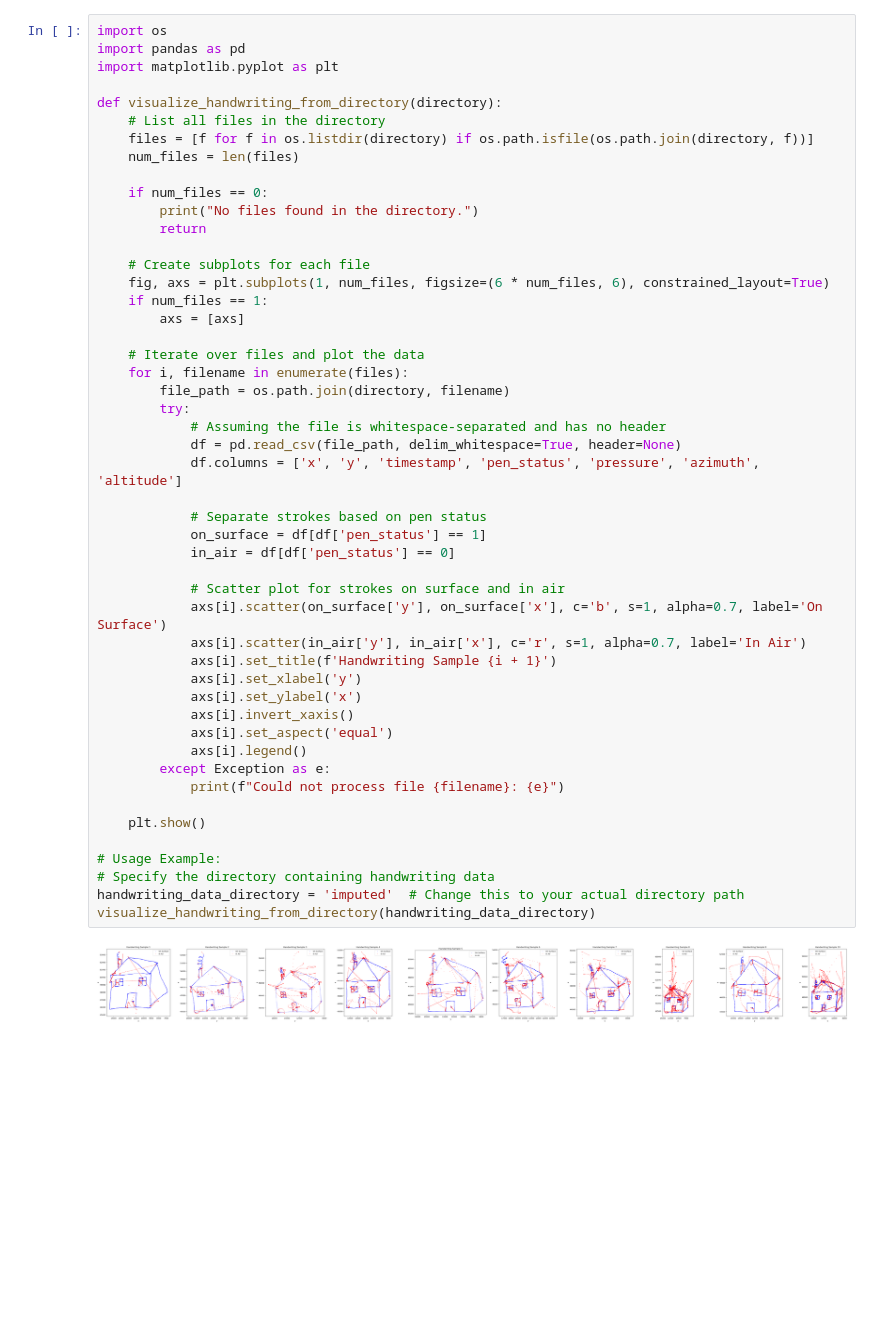
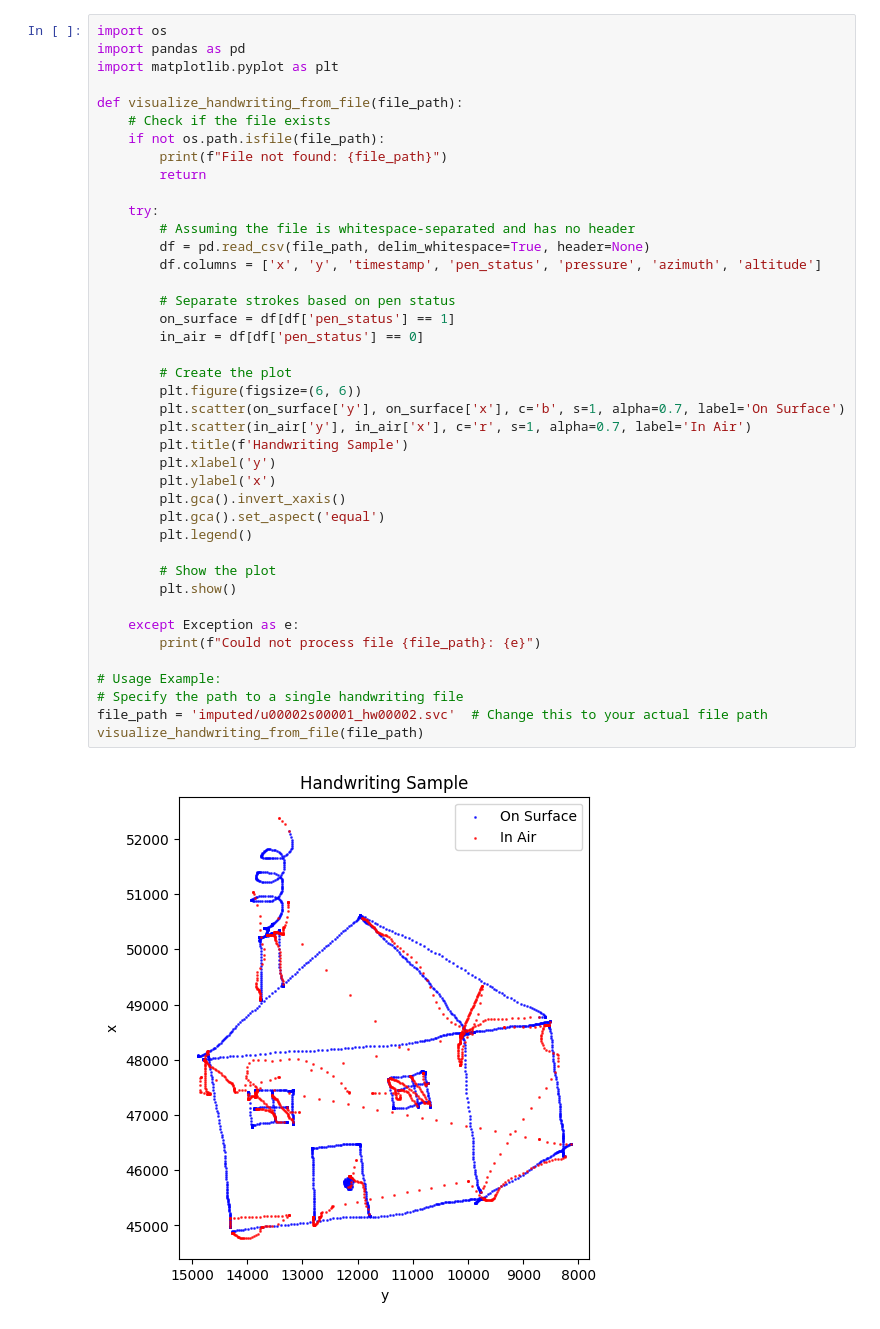
Before and after one commit to jaypeepeep/SC-Beta-VAE-GAN, a Jupyter notebook: model/visualize_handwriting.ipynb, the cells around one changed output. Cells and saved outputs as stored; diff of their text form; blank space fills up the shorter version.

Commit message:
feat: add handwriting visualization for Emothaw model in Workplace

```diff
--- a/model/visualize_handwriting.ipynb
+++ b/model/visualize_handwriting.ipynb
@@ -1,51 +1,43 @@
 # %%
 import os
 import pandas as pd
 import matplotlib.pyplot as plt
 
-def visualize_handwriting_from_directory(directory):
-    # List all files in the directory
-    files = [f for f in os.listdir(directory) if os.path.isfile(os.path.join(directory, f))]
-    num_files = len(files)
-
-    if num_files == 0:
-        print("No files found in the directory.")
+def visualize_handwriting_from_file(file_path):
+    # Check if the file exists
+    if not os.path.isfile(file_path):
+        print(f"File not found: {file_path}")
         return
 
-    # Create subplots for each file
-    fig, axs = plt.subplots(1, num_files, figsize=(6 * num_files, 6), constrained_layout=True)
-    if num_files == 1:
-        axs = [axs]
+    try:
+        # Assuming the file is whitespace-separated and has no header
+        df = pd.read_csv(file_path, delim_whitespace=True, header=None)
+        df.columns = ['x', 'y', 'timestamp', 'pen_status', 'pressure', 'azimuth', 'altitude']
 
-    # Iterate over files and plot the data
-    for i, filename in enumerate(files):
-        file_path = os.path.join(directory, filename)
-        try:
-            # Assuming the file is whitespace-separated and has no header
-            df = pd.read_csv(file_path, delim_whitespace=True, header=None)
-            df.columns = ['x', 'y', 'timestamp', 'pen_status', 'pressure', 'azimuth', 'altitude']
+        # Separate strokes based on pen status
+        on_surface = df[df['pen_status'] == 1]
+        in_air = df[df['pen_status'] == 0]
 
-            # Separate strokes based on pen status
-            on_surface = df[df['pen_status'] == 1]
-            in_air = df[df['pen_status'] == 0]
+        # Create the plot
+        plt.figure(figsize=(6, 6))
+        plt.scatter(on_surface['y'], on_surface['x'], c='b', s=1, alpha=0.7, label='On Surface')
+        plt.scatter(in_air['y'], in_air['x'], c='r', s=1, alpha=0.7, label='In Air')
+        plt.title(f'Handwriting Sample')
+        plt.xlabel('y')
+        plt.ylabel('x')
+        plt.gca().invert_xaxis()
+        plt.gca().set_aspect('equal')
+        plt.legend()
 
-            # Scatter plot for strokes on surface and in air
-            axs[i].scatter(on_surface['y'], on_surface['x'], c='b', s=1, alpha=0.7, label='On Surface')
-            axs[i].scatter(in_air['y'], in_air['x'], c='r', s=1, alpha=0.7, label='In Air')
-            axs[i].set_title(f'Handwriting Sample {i + 1}')
-            axs[i].set_xlabel('y')
-            axs[i].set_ylabel('x')
-            axs[i].invert_xaxis()
-            axs[i].set_aspect('equal')
-            axs[i].legend()
-        except Exception as e:
-            print(f"Could not process file {filename}: {e}")
+        # Show the plot
+        plt.show()
 
-    plt.show()
+    except Exception as e:
+        print(f"Could not process file {file_path}: {e}")
 
 # Usage Example:
-# Specify the directory containing handwriting data
-handwriting_data_directory = 'imputed'  # Change this to your actual directory path
-visualize_handwriting_from_directory(handwriting_data_directory)
+# Specify the path to a single handwriting file
+file_path = 'imputed/u00002s00001_hw00002.svc'  # Change this to your actual file path
+visualize_handwriting_from_file(file_path)
 # %% [output]
-[figure, old version]
+[figure, new version]
```
Also changed, not shown: 2 other files.
